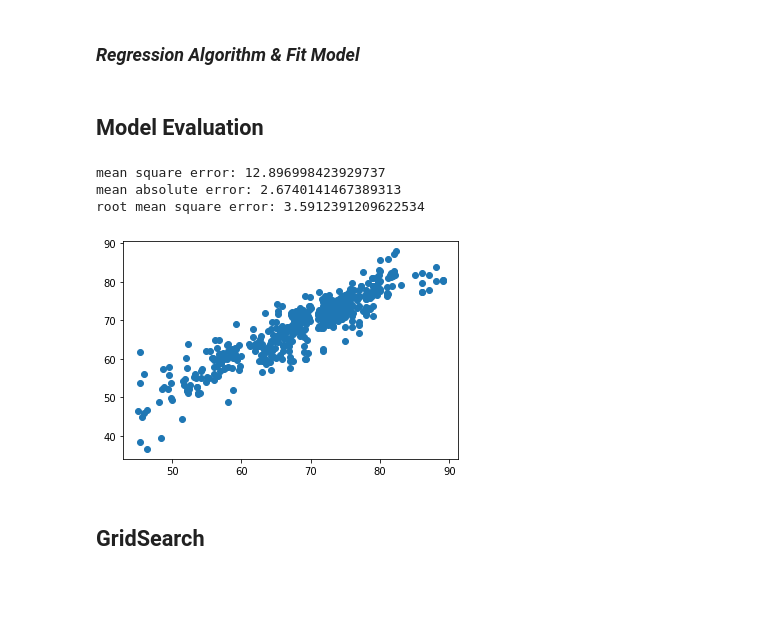
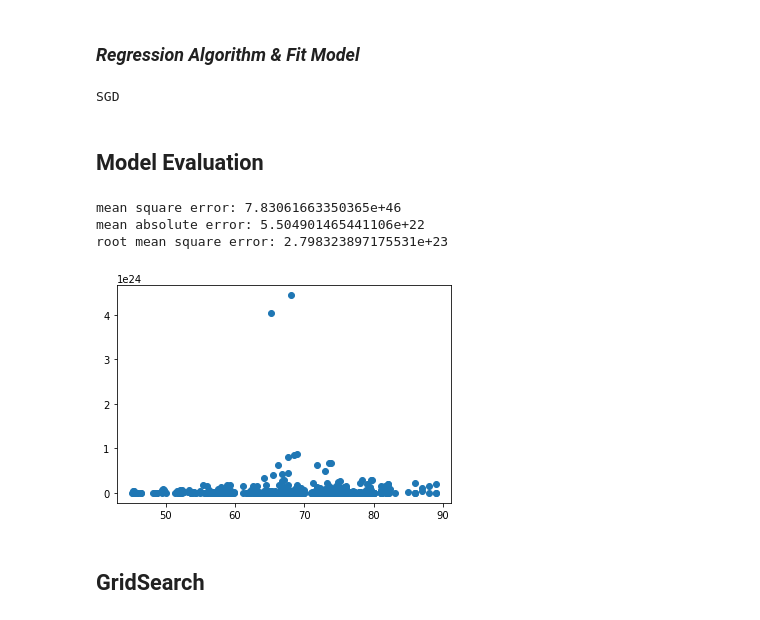
Before and after one commit to MarianaFilipa/DAA, a Jupyter notebook: Grupo_Tarefa/Grupo.ipynb, the cells around one changed output. Saved outputs shown, nothing was run; the diff lists cells and outputs as text; code cells hidden in the pictures; blank space fills up the shorter version.

Commit message:
Ridge(+/-), Ridge w/ GridSearch, SGDRegressor w/out callibration

```diff
--- a/Grupo_Tarefa/Grupo.ipynb
+++ b/Grupo_Tarefa/Grupo.ipynb
@@ -184,10 +184,10 @@ X = df_nothing_drop.drop(['Lifeexpectancy'], axis=1)
 y = df_nothing_drop['Lifeexpectancy']
 
 gridsearch = False
-linear = True
+linear = False
 svr = False
 ridge = False
-sgd = False
+sgd = True
 # %% [markdown]
 ### *Regression Algorithm & Fit Model*
 # %%
@@ -199,31 +199,61 @@ if(not(gridsearch)):
         lm.fit(X_train, y_train)
 
     elif(svr):
-
+        print("SVR")
 
     elif(ridge):
-
+        # apply model with CV
+        lm = Ridge()
+        lm.fit(X_train, y_train)
 
     elif(sgd):
+        print("SGD")
+        sgdr = SGDRegressor()
+        sgdr.fit(X_train, y_train)
+# %% [output]
+SGD
 # %% [markdown]
 ## **Model Evaluation**
 # %%
 if(not(gridsearch)):
     if(linear):
         y_pred = lm.predict(X_test)
 
         plt.scatter(y_test,y_pred)
         plt.x = "Y Expected"
         plt.y = "Y Predicted"
 
         print("mean square error: "+ str(mean_squared_error(y_test, y_pred)))
         print("mean absolute error: "+ str(mean_absolute_error(y_test, y_pred)))
         print("root mean square error: "+ str(mean_squared_error(y_test, y_pred, squared= False)))
+
+    elif(ridge):
+        # apply model with CV
+        y_pred = lm.predict(X_test)
+
+        plt.scatter(y_test,y_pred)
+        plt.x = "Y Expected"
+        plt.y = "Y Predicted"
+
+        print("mean square error: "+ str(mean_squared_error(y_test, y_pred)))
+        print("mean absolute error: "+ str(mean_absolute_error(y_test, y_pred)))
+        print("root mean square error: "+ str(mean_squared_error(y_test, y_pred, squared= False)))
+
+    elif(sgd):
+        y_pred = sgdr.predict(X_test)
+
+        plt.scatter(y_test,y_pred)
+        plt.x = "Y Expected"
+        plt.y = "Y Predicted"
+
+        print("mean square error: "+ str(mean_squared_error(y_test, y_pred)))
+        print("mean absolute error: "+ str(mean_absolute_error(y_test, y_pred)))
+        print("root mean square error: "+ str(mean_squared_error(y_test, y_pred, squared= False)))
 # %% [output]
-mean square error: 12.896998423929737
-mean absolute error: 2.6740141467389313
-root mean square error: 3.5912391209622534
+mean square error: 7.83061663350365e+46
+mean absolute error: 5.504901465441106e+22
+root mean square error: 2.798323897175531e+23
-[figure, old version]
+[figure, new version]
 # %% [markdown]
 ## **GridSearch**
 # %%
```
Also changed, not shown: parts of 2 cells of this notebook.
